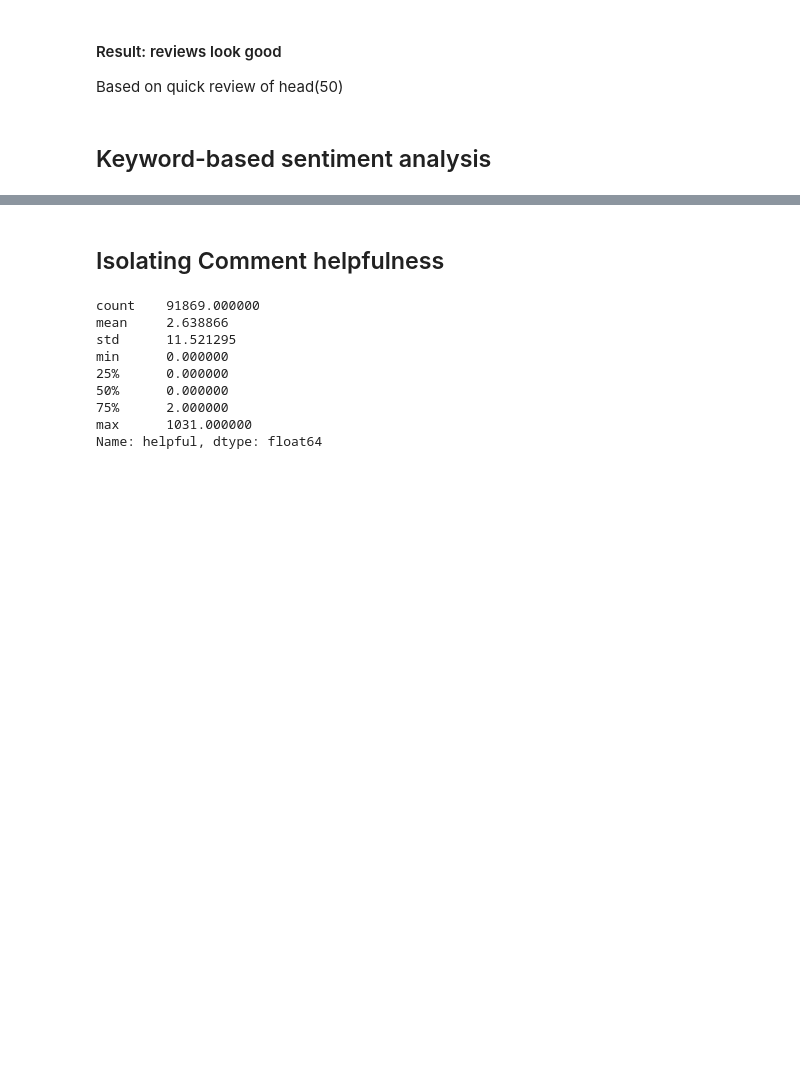
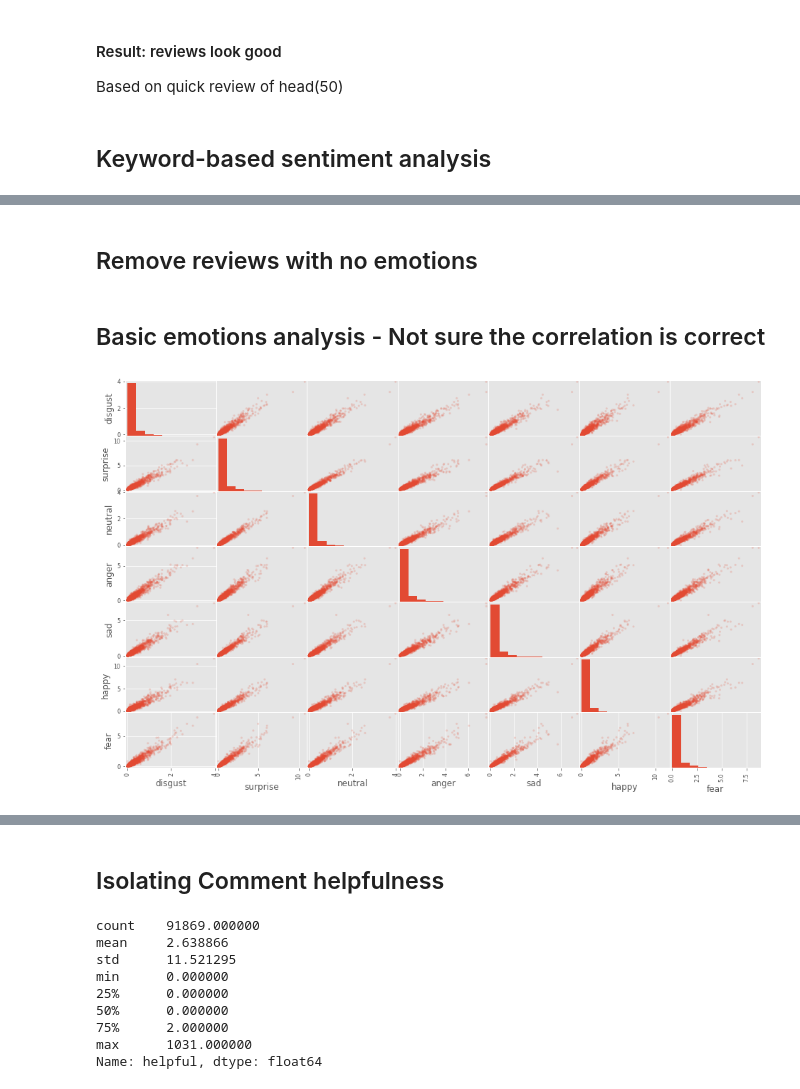
Before and after one commit to j-gd/movie_mood, a Jupyter notebook: notebooks/Data cleanup.ipynb, the cells around one changed output, grey strips where cells are left out. Saved outputs shown, nothing was run; the diff lists cells and outputs as text; code cells hidden in the pictures; blank space fills up the shorter version.

```diff
--- a/notebooks/Data cleanup.ipynb
+++ b/notebooks/Data cleanup.ipynb
@@ -255,32 +253,0 @@ rel_comments_w_emotions.head(2)
-# %%
-def fill_emotions(comment):
-
-    comment_text = comment['reviewText']
-    emotion_keywords_hits = 0
-    scores = {key: 0.0 for key in emotions}    # {'disgust': 0.0, ...}
-    for row in emotions_keywords_df.itertuples():
-#         print(row)
-        word = row.word.strip()  # there are spaces at end
-        word_re = r'\b' + re.escape(word) + r'\b'
-        match = re.findall(word_re, comment_text,re.IGNORECASE)
-        count = len(match)
-        if count > 0:
-    #         print(match)
-            scores['disgust'] += row.disgust
-            scores['surprise'] += row.surprise
-            scores['neutral'] += row.neutral
-            scores['anger'] += row.anger
-            scores['sad'] += row.sad
-            scores['happy'] += row.happy
-            scores['fear'] += row.fear
-            emotion_keywords_hits += 1
-
-    result = comment.copy()
-#     for emotion in emotions:
-#         comment[emotion] = scores[emotion]
-
-    # print(rel_comments_w_sentiments.loc[8])
-    # print(scores)
-    # print(emotion_keywords_hits)
-
-rel_comments_w_emotions = rel_comments_w_sentiments.apply(fill_emotions, axis=1, raw=True)
@@ -286,0 +267,2 @@ rel_comments_w_emotions = rel_comments_w_sentiments.apply(fill_emotions, axis=1,
+# %% [markdown]
+## Remove reviews with no emotions
@@ -286,0 +280,11 @@ rel_comments_w_emotions = rel_comments_w_sentiments.apply(fill_emotions, axis=1,
+# %% [markdown]
+## Basic emotions analysis - Not sure the correlation is correct
+# %%
+import matplotlib.pyplot as plt
+%matplotlib inline
+plt.style.use('ggplot')
+# %%
+pd.plotting.scatter_matrix(rel_comments_w_emotions[['disgust', 'surprise','neutral','anger','sad','happy','fear']], alpha=0.2, figsize=(16, 10))
+plt.show()
+# %% [output]
+[figure, added]
```
Also changed, not shown: parts of 52 cells of this notebook, 4 other files.
